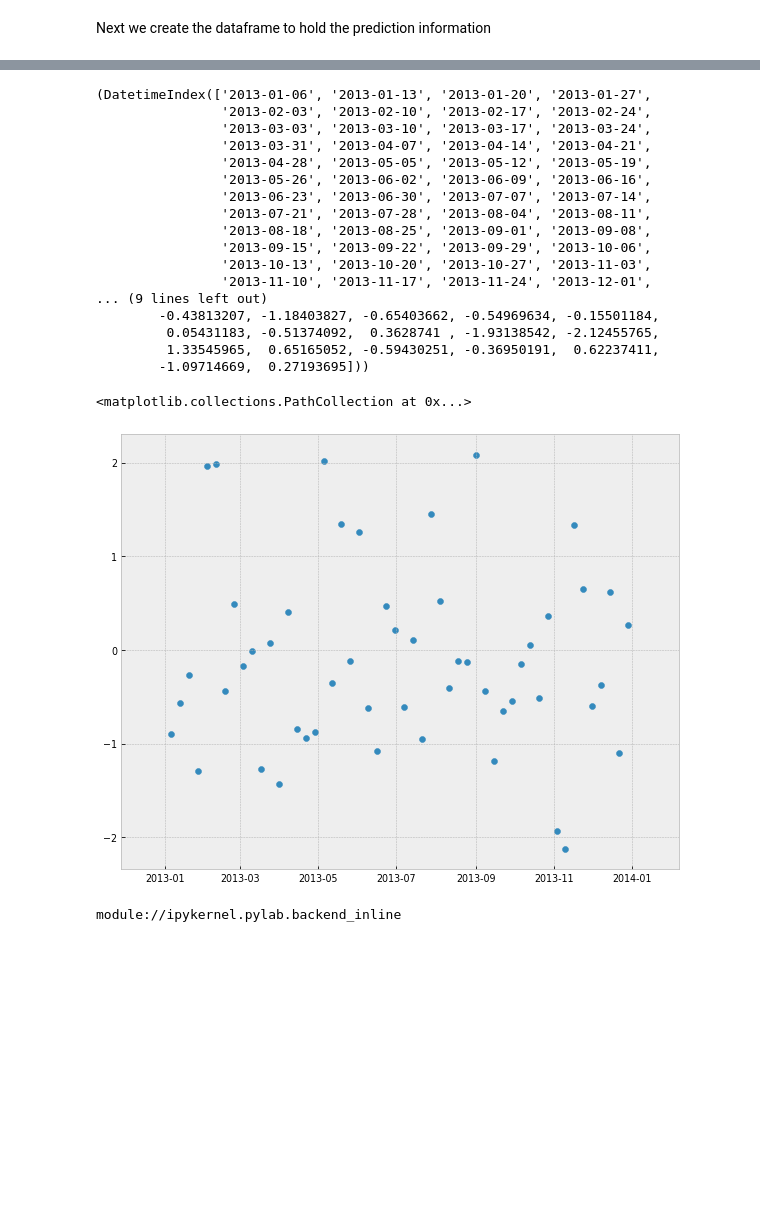
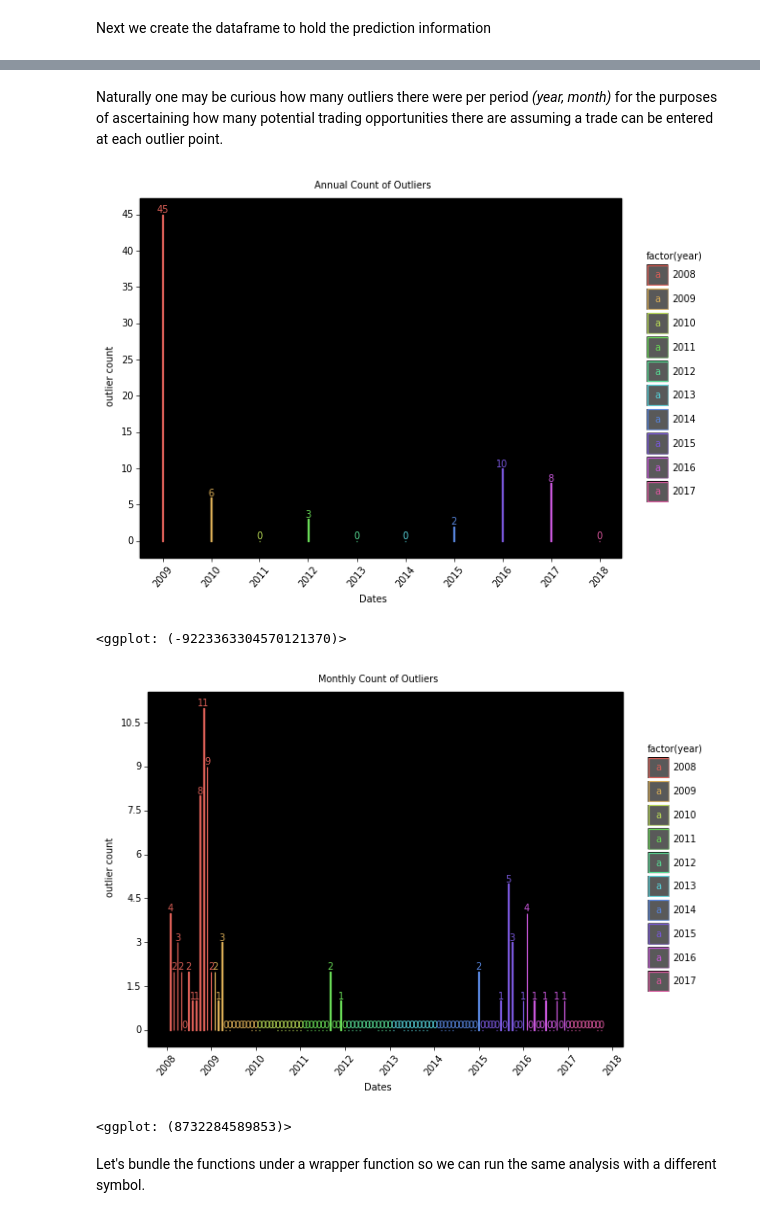
Before and after one commit to BlackArbsCEO/mixture_model_trading_public, a Jupyter notebook: notebooks/03. Strategy Design.ipynb, the cells around one changed output, grey strips where cells are left out. Saved outputs shown, nothing was run; the diff lists cells and outputs as text; code cells hidden in the pictures; blank space fills up the shorter version.

```diff
--- a/notebooks/03. Strategy Design.ipynb
+++ b/notebooks/03. Strategy Design.ipynb
@@ -353,35 +303,42 @@ plot_cuml_state(df2, 'in_range')
-# %%
-fake_dates = pd.date_range('2013','2014', freq='W')
-fake_data = np.random.randn(len(fake_dates))
-
-fake_dates, fake_data
-# %% [output]
-(DatetimeIndex(['2013-01-06', '2013-01-13', '2013-01-20', '2013-01-27',
-                '2013-02-03', '2013-02-10', '2013-02-17', '2013-02-24',
-                '2013-03-03', '2013-03-10', '2013-03-17', '2013-03-24',
-                '2013-03-31', '2013-04-07', '2013-04-14', '2013-04-21',
-                '2013-04-28', '2013-05-05', '2013-05-12', '2013-05-19',
-                '2013-05-26', '2013-06-02', '2013-06-09', '2013-06-16',
-                '2013-06-23', '2013-06-30', '2013-07-07', '2013-07-14',
-                '2013-07-21', '2013-07-28', '2013-08-04', '2013-08-11',
-                '2013-08-18', '2013-08-25', '2013-09-01', '2013-09-08',
-                '2013-09-15', '2013-09-22', '2013-09-29', '2013-10-06',
-                '2013-10-13', '2013-10-20', '2013-10-27', '2013-11-03',
-                '2013-11-10', '2013-11-17', '2013-11-24', '2013-12-01',
-... (9 lines left out)
-        -0.43813207, -1.18403827, -0.65403662, -0.54969634, -0.15501184,
-         0.05431183, -0.51374092,  0.3628741 , -1.93138542, -2.12455765,
-         1.33545965,  0.65165052, -0.59430251, -0.36950191,  0.62237411,
-        -1.09714669,  0.27193695]))
-# %%
-
-
-fig, ax = plt.subplots()
-ax.scatter(fake_dates, fake_data)
-# %% [output]
-<matplotlib.collections.PathCollection at 0x...>
-[figure, removed]
-# %%
-print(mpl.get_backend())
-# %% [output]
-module://ipykernel.pylab.backend_inline
+# %% [markdown]
+Naturally one may be curious how many outliers there were per period _(year, month)_ for the purposes of ascertaining how many potential trading opportunities there are assuming a trade can be entered at each outlier point.
+# %%
+def plot_outliers_bar(pred_df, period='A'):
+    grp = pred_df.set_index('Dates').groupby([pd.TimeGrouper(period)])['in_range']
+    df = ((grp.count() - grp.sum())
+          .reset_index()
+          .rename(columns={'in_range':'outliers'})
+          .assign(year=lambda df: df['Dates'].dt.year))
+
+    period_map = dict(A='Annual', M='Monthly')
+    dodge_text = pn.position_dodge(width=0.9)
+    g = (pn.ggplot(df, pn.aes(x='Dates', y='outliers', color='factor(year)'))
+         + pn.geom_bar(stat='identity', width=5.)#, position=pn.position_dodge(width=1))
+         + pn.scale_y_continuous(breaks=mzb.mpl_breaks(),
+                                 limits=(0, df['outliers'].max()))
+         + pn.scale_x_datetime(breaks=mzb.date_breaks('1 year'),
+                               labels=mzf.date_format('%Y'),)
+         + pn.geom_text(pn.aes(label='outliers'),
+                        position=dodge_text,
+                        size=7, va='bottom')
+         + pn.theme_linedraw()
+         + pn.theme(panel_background=pn.element_rect(fill='black'),
+                    axis_text_x=pn.element_text(rotation=50),
+                    text=pn.element_text(size=7))
+         + pn.ylab('outlier count')
+         + pn.ggtitle(f'{period_map[period]} Count of Outliers'))
+    return g
+
+### plot ###
+g = plot_outliers_bar(pred_df, period='A')
+g1 = plot_outliers_bar(pred_df, period='M')
+
+print(g)
+print(g1)
+# %% [output]
+[figure, added]
+<ggplot: (-9223363304570121370)>
+[figure, added]
+<ggplot: (8732284589853)>
+# %% [markdown]
+Let's bundle the functions under a wrapper function so we can run the same analysis with a different symbol.
```
Also changed, not shown: parts of 24 cells of this notebook, 6 other files.
